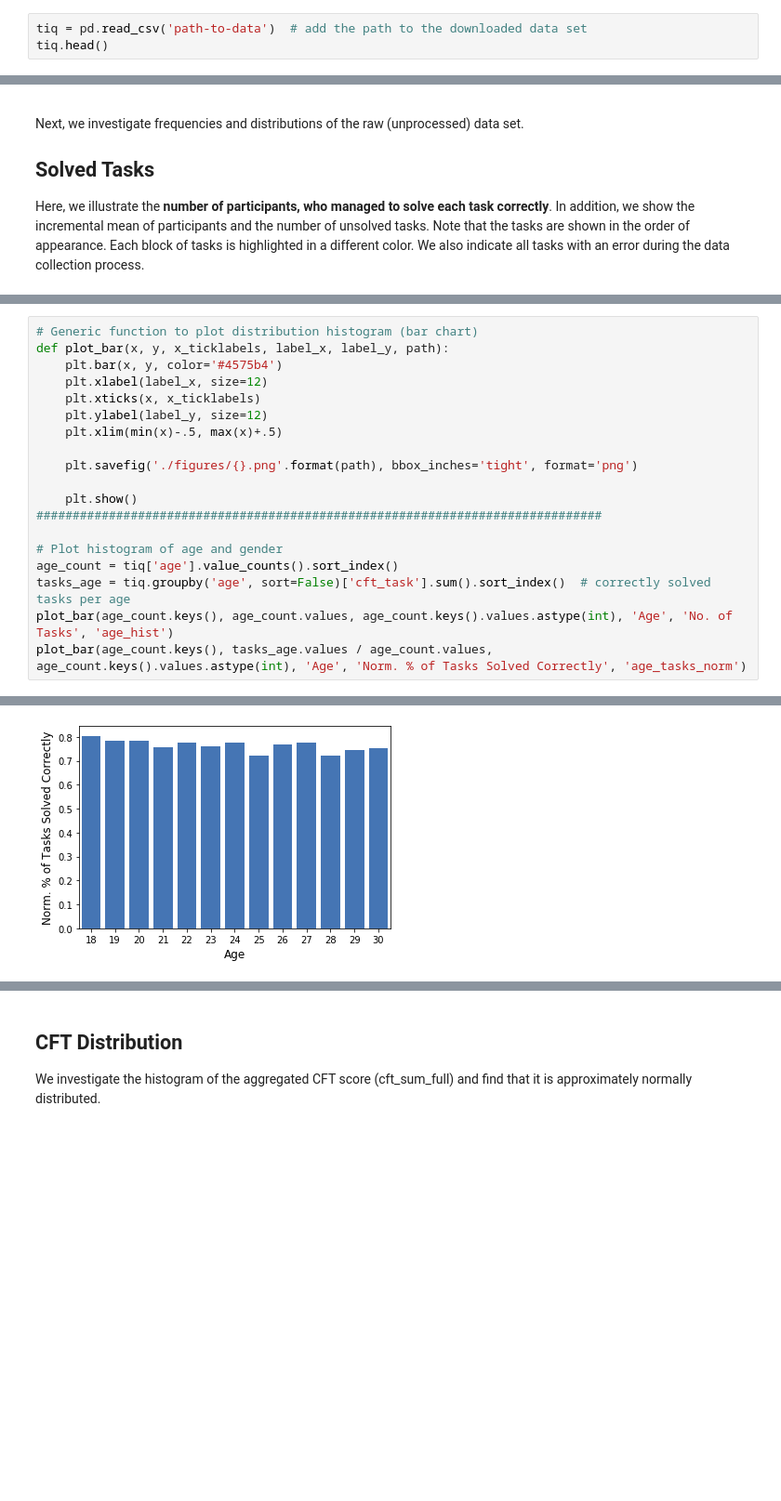
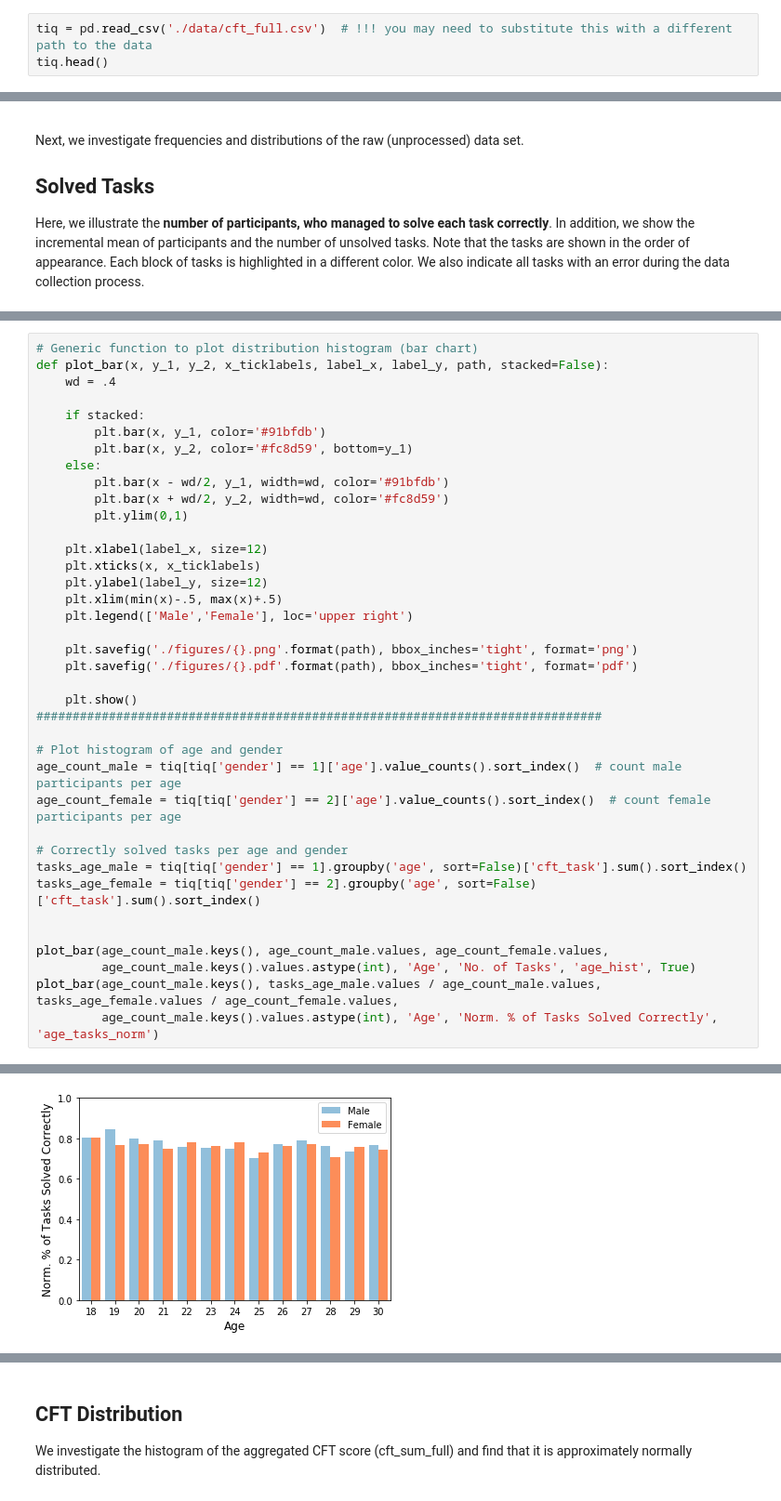
Before and after one commit to haugjo/TueEyeQ, a Jupyter notebook: analysis.ipynb, the cells around one changed output, grey strips where cells are left out. Shown at 93% size. Saved outputs shown, nothing was run; the diff lists cells and outputs as text; blank space fills up the shorter version.

```diff
--- a/analysis.ipynb
+++ b/analysis.ipynb
@@ -32,7 +32,7 @@ from lime import lime_tabular
 import dcor
 import pickle
 # %%
-tiq = pd.read_csv('path-to-data')  # add the path to the downloaded data set
+tiq = pd.read_csv('./data/cft_full.csv')  # !!! you may need to substitute this with a different path to the data
 tiq.head()
 # %% [output]
 |  | task_id | subject | age | gender | handedness | native_german | native_german_mother | ... |
@@ -114,20 +113,39 @@ We **investigate whether the data is biased against age or gender**. To this end
 # %%
 # Generic function to plot distribution histogram (bar chart)
-def plot_bar(x, y, x_ticklabels, label_x, label_y, path):
-    plt.bar(x, y, color='#4575b4')
+def plot_bar(x, y_1, y_2, x_ticklabels, label_x, label_y, path, stacked=False):
+    wd = .4
+
+    if stacked:
+        plt.bar(x, y_1, color='#91bfdb')
+        plt.bar(x, y_2, color='#fc8d59', bottom=y_1)
+    else:
+        plt.bar(x - wd/2, y_1, width=wd, color='#91bfdb')
+        plt.bar(x + wd/2, y_2, width=wd, color='#fc8d59')
+        plt.ylim(0,1)
+
     plt.xlabel(label_x, size=12)
     plt.xticks(x, x_ticklabels)
     plt.ylabel(label_y, size=12)
     plt.xlim(min(x)-.5, max(x)+.5)
+    plt.legend(['Male','Female'], loc='upper right')
 
     plt.savefig('./figures/{}.png'.format(path), bbox_inches='tight', format='png')
+    plt.savefig('./figures/{}.pdf'.format(path), bbox_inches='tight', format='pdf')
 
     plt.show()
 ##############################################################################
 
 # Plot histogram of age and gender
-age_count = tiq['age'].value_counts().sort_index()
-tasks_age = tiq.groupby('age', sort=False)['cft_task'].sum().sort_index()  # correctly solved tasks per age
-plot_bar(age_count.keys(), age_count.values, age_count.keys().values.astype(int), 'Age', 'No. of Tasks', 'age_hist')
-plot_bar(age_count.keys(), tasks_age.values / age_count.values, age_count.keys().values.astype(int), 'Age', 'Norm. % of Tasks Solved Correctly', 'age_tasks_norm')
+age_count_male = tiq[tiq['gender'] == 1]['age'].value_counts().sort_index()  # count male participants per age
+age_count_female = tiq[tiq['gender'] == 2]['age'].value_counts().sort_index()  # count female participants per age
+
+# Correctly solved tasks per age and gender
+tasks_age_male = tiq[tiq['gender'] == 1].groupby('age', sort=False)['cft_task'].sum().sort_index()
+tasks_age_female = tiq[tiq['gender'] == 2].groupby('age', sort=False)['cft_task'].sum().sort_index()
+
+
+plot_bar(age_count_male.keys(), age_count_male.values, age_count_female.values,
+         age_count_male.keys().values.astype(int), 'Age', 'No. of Tasks', 'age_hist', True)
+plot_bar(age_count_male.keys(), tasks_age_male.values / age_count_male.values, tasks_age_female.values / age_count_female.values,
+         age_count_male.keys().values.astype(int), 'Age', 'Norm. % of Tasks Solved Correctly', 'age_tasks_norm')
 # %% [output]
@@ -135 +153 @@ plot_bar(age_count.keys(), tasks_age.values / age_count.values, age_count.keys()
-[figure, old version]
+[figure, new version]
```
Also changed, not shown: parts of 17 cells of this notebook, 11 other files.
